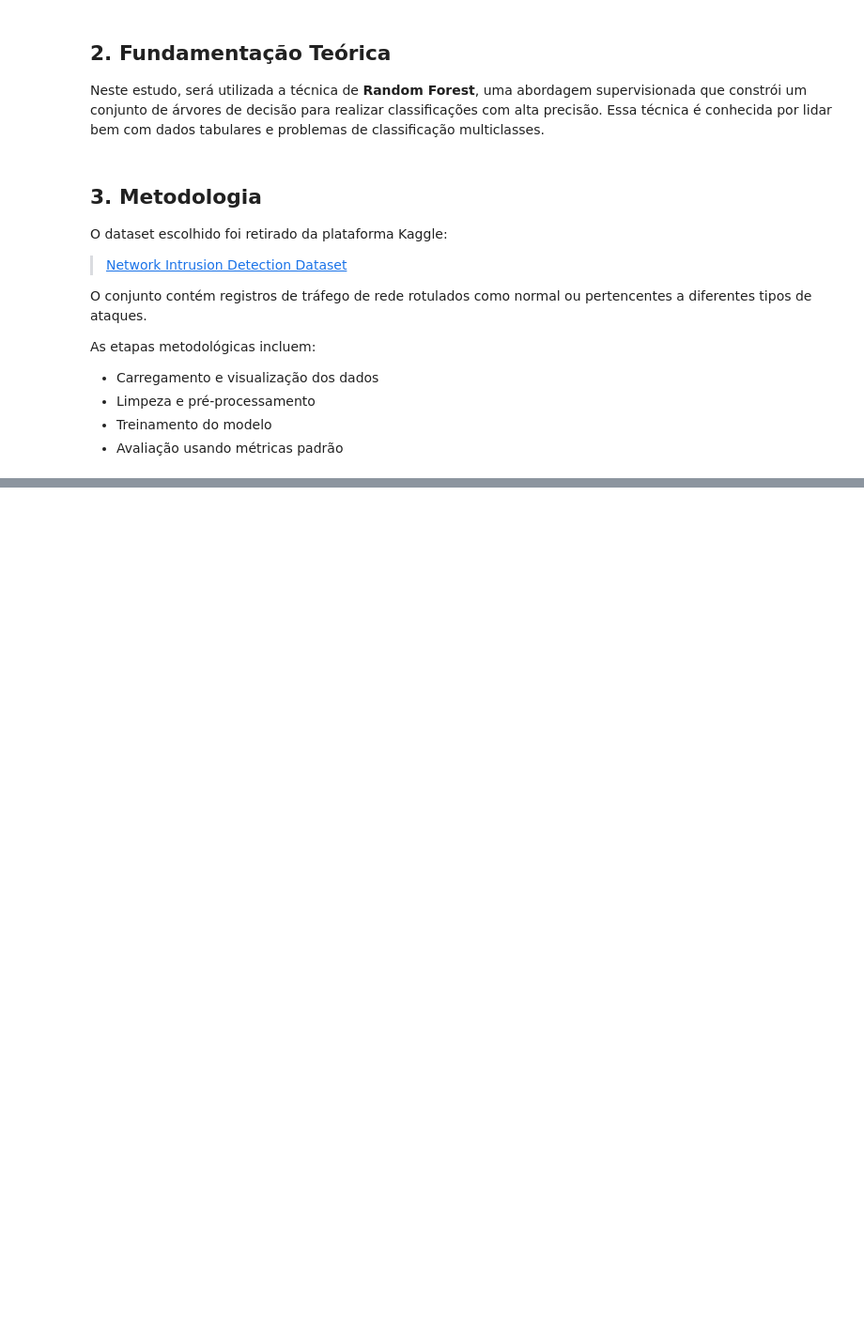
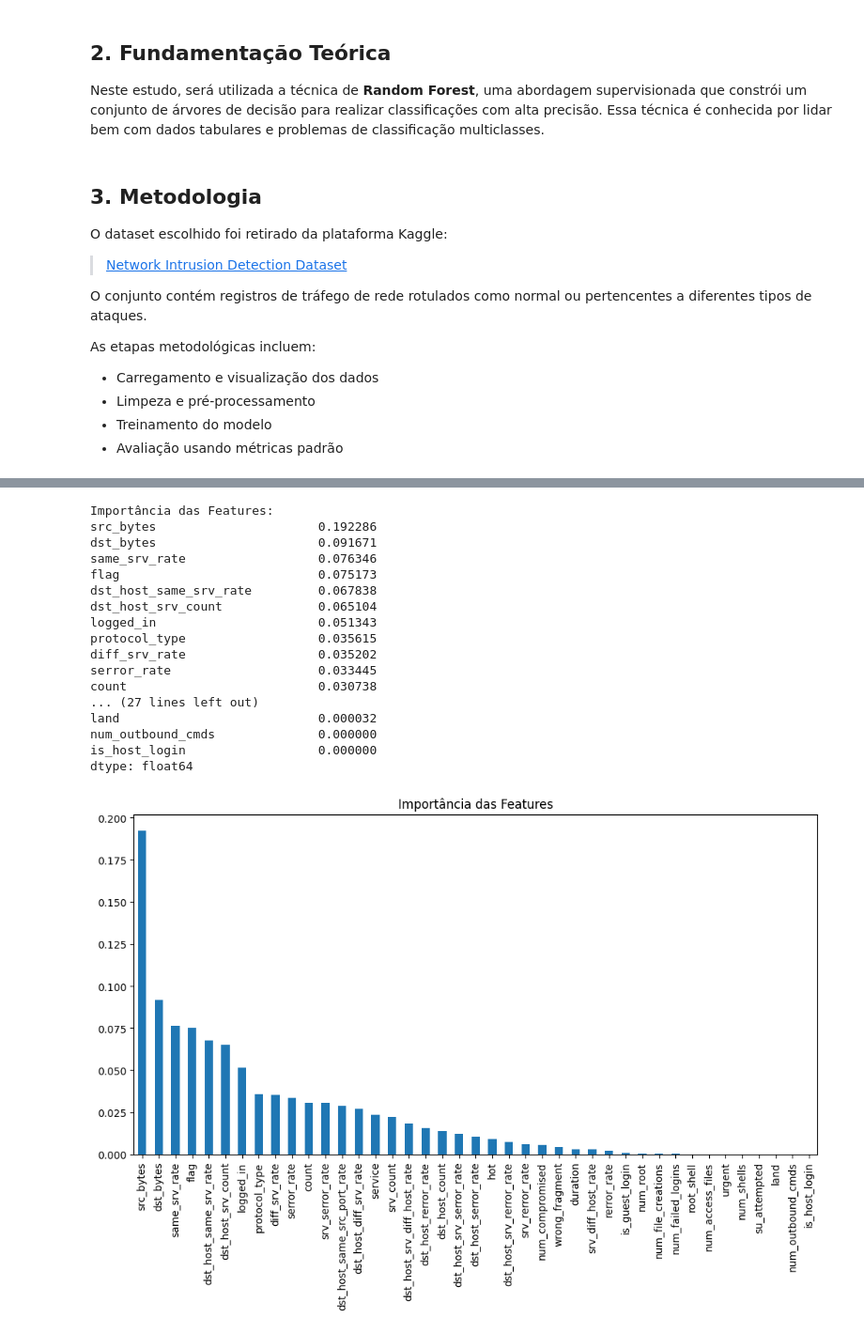
Before and after one commit to Jolusca/Sockets-em-C, a Jupyter notebook: Ataque-Intrusao-machine/deteccao_intrusoes_notebook.ipynb, the cells around one changed output, grey strips where cells are left out. Shown: that part at 94% size. Cells and saved outputs as stored; diff of their text form; code cells hidden in the pictures; blank space fills up the shorter version.

```diff
--- a/Ataque-Intrusao-machine/deteccao_intrusoes_notebook.ipynb
+++ b/Ataque-Intrusao-machine/deteccao_intrusoes_notebook.ipynb
@@ -118,2 +175,35 @@ O modelo apresentou bons resultados na detecção de ataques, com destaque para
+# %%
+import pandas as pd
+import matplotlib.pyplot as plt
+
+importances = pd.Series(model.feature_importances_, index=X.columns)
+importances = importances.sort_values(ascending=False)
+
+print("Importância das Features:")
+print(importances)
+
+plt.figure(figsize=(12,6))
+importances.plot(kind='bar')
+plt.title("Importância das Features")
+plt.show()
+# %% [output]
+Importância das Features:
+src_bytes                      0.192286
+dst_bytes                      0.091671
+same_srv_rate                  0.076346
+flag                           0.075173
+dst_host_same_srv_rate         0.067838
+dst_host_srv_count             0.065104
+logged_in                      0.051343
+protocol_type                  0.035615
+diff_srv_rate                  0.035202
+serror_rate                    0.033445
+count                          0.030738
+... (27 lines left out)
+land                           0.000032
+num_outbound_cmds              0.000000
+is_host_login                  0.000000
+dtype: float64
+[figure, added]
 # %% [markdown]
 
```
Also changed, not shown: parts of 15 cells of this notebook, 1 other file.
